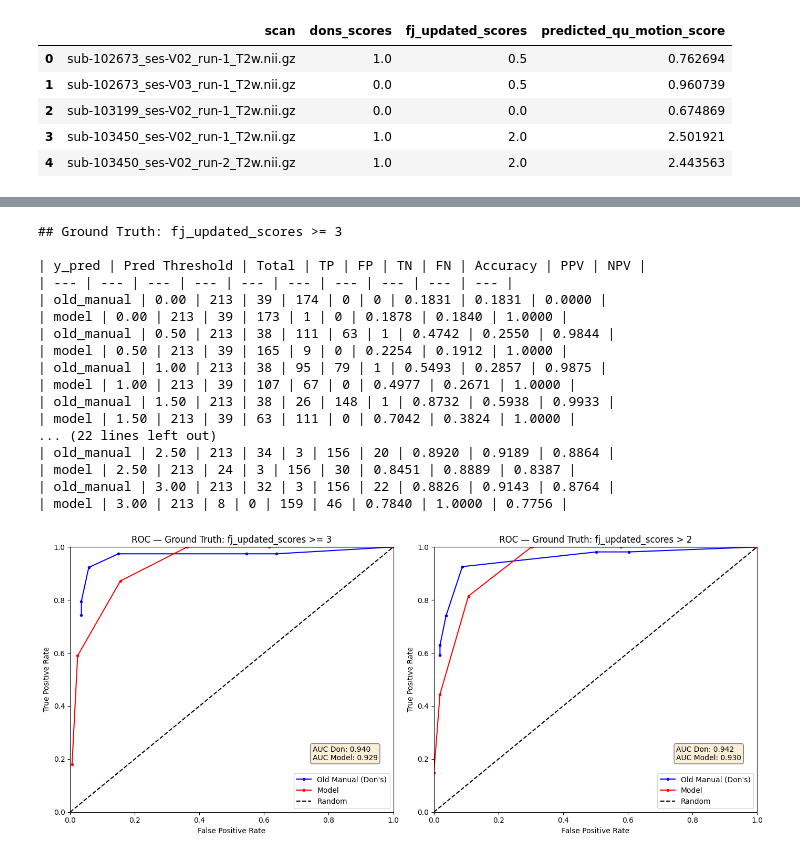
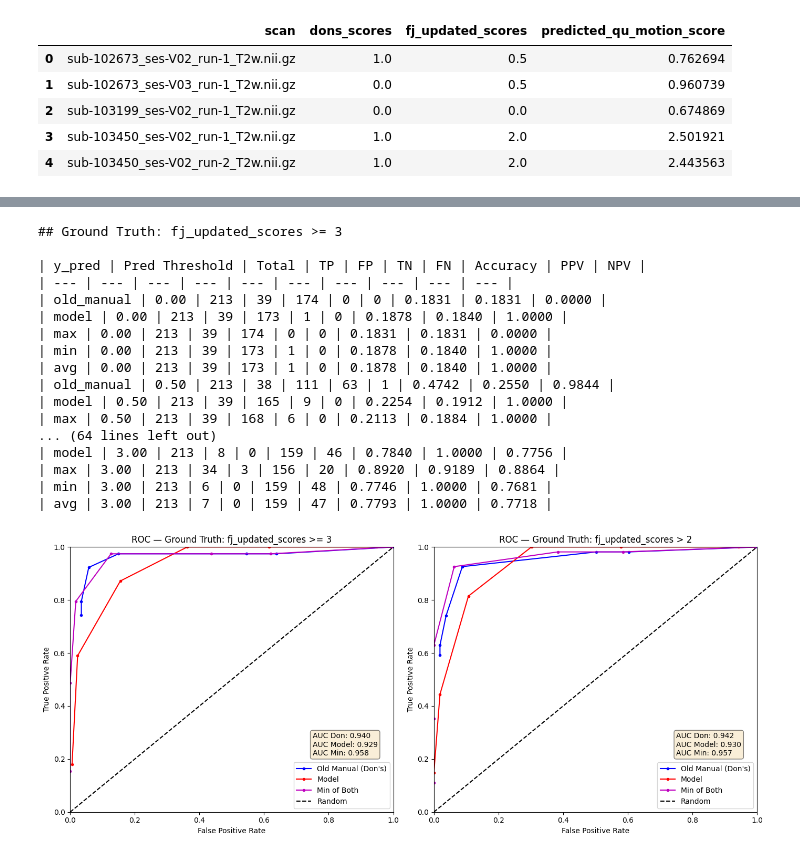
Before and after one commit to DCAN-Labs/automated-qc, a Jupyter notebook: scripts/utils/where_model_is_most_correct_v2.ipynb, the cells around one changed output, grey strips where cells are left out. Saved outputs shown, nothing was run; the diff lists cells and outputs as text; code cells hidden in the pictures.

```diff
--- a/scripts/utils/where_model_is_most_correct_v2.ipynb
+++ b/scripts/utils/where_model_is_most_correct_v2.ipynb
@@ -78,3 +78,7 @@ merged_scores.head()
 | 2 | sub-103199_ses-V02_run-1_T2w.nii.gz | 0.0 | 0.0 | 0.674869 |
 | 3 | sub-103450_ses-V02_run-1_T2w.nii.gz | 1.0 | 2.0 | 2.501921 |
 | 4 | sub-103450_ses-V02_run-2_T2w.nii.gz | 1.0 | 2.0 | 2.443563 |
+# %%
+# add another column for the max of the two scores within don_scores column and predicted_qu_motion_score column
+merged_scores["max_score"] = merged_scores[["dons_scores", "predicted_qu_motion_score"]].max(axis=1)
+merged_scores.head()
@@ -80,0 +92,4 @@ merged_scores.head()
+# %%
+# add another column for the min of the two scores within don_scores column and predicted_qu_motion_score column
+merged_scores["min_score"] = merged_scores[["dons_scores", "predicted_qu_motion_score"]].min(axis=1)
+merged_scores.head()
@@ -80,0 +103,4 @@ merged_scores.head()
+# %%
+# add another column for the avg of the two scores within don_scores column and predicted_qu_motion_score column
+merged_scores["avg_score"] = merged_scores[["dons_scores", "predicted_qu_motion_score"]].mean(axis=1)
+merged_scores.head()
@@ -179,9 +290,15 @@ for gt_name, res in results.items():
         pt = row['pred_threshold']
         d = row['don']
         m = row['model']
+        max = row['max']
+        min = row['min']
+        avg = row['avg']
         total = d['tp'] + d['fp'] + d['tn'] + d['fn']
         markdown_content += f"| old_manual | {pt:.2f} | {total} | {d['tp']} | {d['fp']} | {d['tn']} | {d['fn']} | {d['acc']:.4f} | {d['ppv']:.4f} | {d['npv']:.4f} |\n"
         markdown_content += f"| model | {pt:.2f} | {total} | {m['tp']} | {m['fp']} | {m['tn']} | {m['fn']} | {m['acc']:.4f} | {m['ppv']:.4f} | {m['npv']:.4f} |\n"
+        markdown_content += f"| max | {pt:.2f} | {total} | {max['tp']} | {max['fp']} | {max['tn']} | {max['fn']} | {max['acc']:.4f} | {max['ppv']:.4f} | {max['npv']:.4f} |\n"
+        markdown_content += f"| min | {pt:.2f} | {total} | {min['tp']} | {min['fp']} | {min['tn']} | {min['fn']} | {min['acc']:.4f} | {min['ppv']:.4f} | {min['npv']:.4f} |\n"
+        markdown_content += f"| avg | {pt:.2f} | {total} | {avg['tp']} | {avg['fp']} | {avg['tn']} | {avg['fn']} | {avg['acc']:.4f} | {avg['ppv']:.4f} | {avg['npv']:.4f} |\n"
 
     markdown_content += "\n\n"
 
@@ -193,17 +310,17 @@ print(markdown_content)
 | --- | --- | --- | --- | --- | --- | --- | --- | --- | --- |
 | old_manual | 0.00 | 213 | 39 | 174 | 0 | 0 | 0.1831 | 0.1831 | 0.0000 |
 | model | 0.00 | 213 | 39 | 173 | 1 | 0 | 0.1878 | 0.1840 | 1.0000 |
+| max | 0.00 | 213 | 39 | 174 | 0 | 0 | 0.1831 | 0.1831 | 0.0000 |
+| min | 0.00 | 213 | 39 | 173 | 1 | 0 | 0.1878 | 0.1840 | 1.0000 |
+| avg | 0.00 | 213 | 39 | 173 | 1 | 0 | 0.1878 | 0.1840 | 1.0000 |
 | old_manual | 0.50 | 213 | 38 | 111 | 63 | 1 | 0.4742 | 0.2550 | 0.9844 |
 | model | 0.50 | 213 | 39 | 165 | 9 | 0 | 0.2254 | 0.1912 | 1.0000 |
-| old_manual | 1.00 | 213 | 38 | 95 | 79 | 1 | 0.5493 | 0.2857 | 0.9875 |
-| model | 1.00 | 213 | 39 | 107 | 67 | 0 | 0.4977 | 0.2671 | 1.0000 |
-| old_manual | 1.50 | 213 | 38 | 26 | 148 | 1 | 0.8732 | 0.5938 | 0.9933 |
-| model | 1.50 | 213 | 39 | 63 | 111 | 0 | 0.7042 | 0.3824 | 1.0000 |
-... (22 lines left out)
-| old_manual | 2.50 | 213 | 34 | 3 | 156 | 20 | 0.8920 | 0.9189 | 0.8864 |
-| model | 2.50 | 213 | 24 | 3 | 156 | 30 | 0.8451 | 0.8889 | 0.8387 |
-| old_manual | 3.00 | 213 | 32 | 3 | 156 | 22 | 0.8826 | 0.9143 | 0.8764 |
+| max | 0.50 | 213 | 39 | 168 | 6 | 0 | 0.2113 | 0.1884 | 1.0000 |
+... (64 lines left out)
 | model | 3.00 | 213 | 8 | 0 | 159 | 46 | 0.7840 | 1.0000 | 0.7756 |
+| max | 3.00 | 213 | 34 | 3 | 156 | 20 | 0.8920 | 0.9189 | 0.8864 |
+| min | 3.00 | 213 | 6 | 0 | 159 | 48 | 0.7746 | 1.0000 | 0.7681 |
+| avg | 3.00 | 213 | 7 | 0 | 159 | 47 | 0.7793 | 1.0000 | 0.7718 |
 # %%
 output_md = f"../../doc/comparisons_to_new_manual_labels.md"
 
@@ -212,31 +329,40 @@ with open(output_md, 'w') as f:
 # %%
 import matplotlib.pyplot as plt
 
 fig, axes = plt.subplots(1, 2, figsize=(14, 6))
 
 for idx, (gt_name, res) in enumerate(results.items()):
     ax = axes[idx]
     ax.set_title(f'ROC — Ground Truth: {res["desc"]}')
     ax.plot(res['fpr_don'], res['tpr_don'], 'b-o', markersize=3, label="Old Manual (Don's)")
     ax.plot(res['fpr_model'], res['tpr_model'], 'r-o', markersize=3, label='Model')
+    #ax.plot(res['fpr_max'], res['tpr_max'], 'g-o', markersize=3, label='Max of Both')
+    ax.plot(res['fpr_min'], res['tpr_min'], 'm-o', markersize=3, label='Min of Both')
+    #ax.plot(res['fpr_avg'], res['tpr_avg'], 'c-o', markersize=3, label='Avg of Both')
     ax.plot([0, 1], [0, 1], 'k--', label='Random')
     ax.set_xlim([0, 1])
     ax.set_ylim([0, 1])
     ax.set_xlabel('False Positive Rate')
     ax.set_ylabel('True Positive Rate')
     ax.legend(loc='lower right')
 
     # Compute AUC
     auc_don = abs(np.trapezoid(res['tpr_don'], res['fpr_don']))
     auc_model = abs(np.trapezoid(res['tpr_model'], res['fpr_model']))
-    ax.text(0.75, 0.25, f"AUC Don: {auc_don:.3f}\nAUC Model: {auc_model:.3f}",
+    auc_max = abs(np.trapezoid(res['tpr_max'], res['fpr_max']))
+    auc_min = abs(np.trapezoid(res['tpr_min'], res['fpr_min']))
+    auc_avg = abs(np.trapezoid(res['tpr_avg'], res['fpr_avg']))
+    #ax.text(0.75, 0.45, f"AUC Don: {auc_don:.3f}\nAUC Model: {auc_model:.3f}\nAUC Max: {auc_max:.3f}\nAUC Min: {auc_min:.3f}\nAUC Avg: {auc_avg:.3f}",
+    #        transform=ax.transAxes, fontsize=10, verticalalignment='top',
+    #        bbox=dict(boxstyle='round', facecolor='wheat', alpha=0.5))
+    ax.text(0.75, 0.3, f"AUC Don: {auc_don:.3f}\nAUC Model: {auc_model:.3f}\nAUC Min: {auc_min:.3f}",
             transform=ax.transAxes, fontsize=10, verticalalignment='top',
             bbox=dict(boxstyle='round', facecolor='wheat', alpha=0.5))
 
 plt.tight_layout()
 plt.show()
 # %% [output]
-[figure, old version]
+[figure, new version]
 # %%
 #merged_scores_old_manual_v_new_manual = merged_scores[[f"old_manual_label_{threshold}" for threshold in thresholds] + [f"manual_label_{threshold}" for threshold in thresholds]]
 #merged_scores_old_manual_v_new_manual.head()
```
Also changed, not shown: parts of 6 cells of this notebook, 1 other file.
